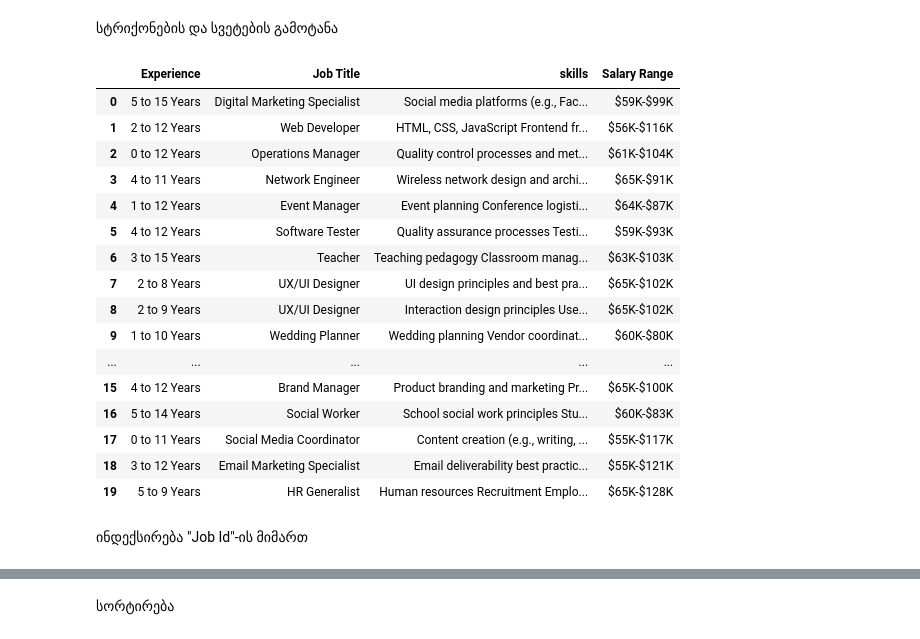
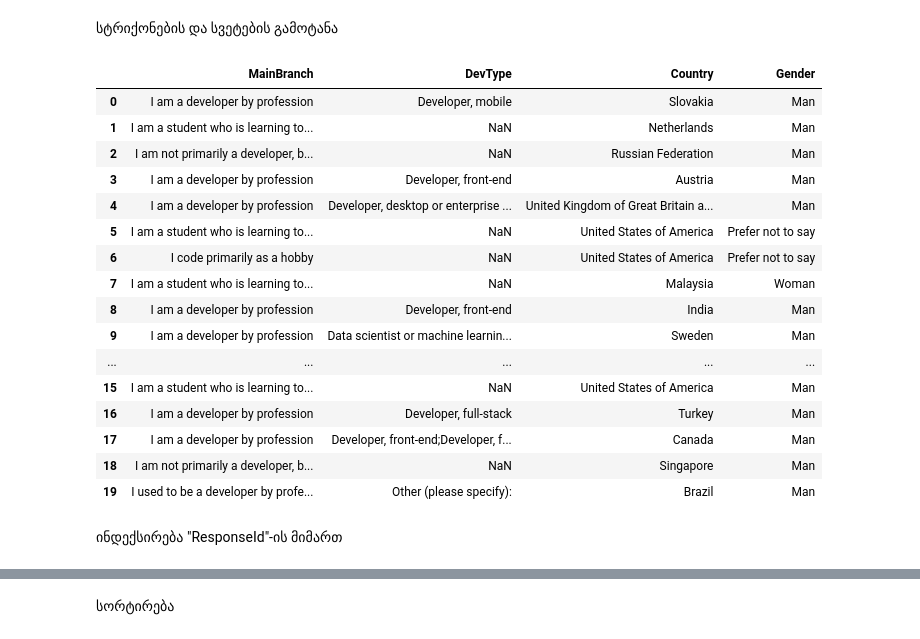
Before and after one commit to tporchkhidze/Quiz_1_job_descriptions, a Jupyter notebook: quiz1.ipynb, the cells around one changed output, grey strips where cells are left out. Cells and saved outputs as stored; diff of their text form; code cells hidden in the pictures.

```diff
--- a/quiz1.ipynb
+++ b/quiz1.ipynb
@@ -2,26 +2,26 @@
 სტრიქონების და სვეტების გამოტანა
 # %%
 import pandas as pd
-df = pd.read_csv('job_descriptions.csv')
-df[["Experience", "Job Title", "skills", "Salary Range"]].head(20)
+df = pd.read_csv('survey_results_public.csv')
+df[["MainBranch", "DevType", "Country", "Gender"]].head(20)
 # %% [output]
-|  | Experience | Job Title | skills | Salary Range |
-| 0 | 5 to 15 Years | Digital Marketing Specialist | Social media platforms (e.g., Fac... | $59K-$99K |
-| 1 | 2 to 12 Years | Web Developer | HTML, CSS, JavaScript Frontend fr... | $56K-$116K |
-| 2 | 0 to 12 Years | Operations Manager | Quality control processes and met... | $61K-$104K |
-| 3 | 4 to 11 Years | Network Engineer | Wireless network design and archi... | $65K-$91K |
-| 4 | 1 to 12 Years | Event Manager | Event planning Conference logisti... | $64K-$87K |
-| 5 | 4 to 12 Years | Software Tester | Quality assurance processes Testi... | $59K-$93K |
-| 6 | 3 to 15 Years | Teacher | Teaching pedagogy Classroom manag... | $63K-$103K |
-| 7 | 2 to 8 Years | UX/UI Designer | UI design principles and best pra... | $65K-$102K |
-| 8 | 2 to 9 Years | UX/UI Designer | Interaction design principles Use... | $65K-$102K |
-| 9 | 1 to 10 Years | Wedding Planner | Wedding planning Vendor coordinat... | $60K-$80K |
+|  | MainBranch | DevType | Country | Gender |
+| 0 | I am a developer by profession | Developer, mobile | Slovakia | Man |
+| 1 | I am a student who is learning to... | NaN | Netherlands | Man |
+| 2 | I am not primarily a developer, b... | NaN | Russian Federation | Man |
+| 3 | I am a developer by profession | Developer, front-end | Austria | Man |
+| 4 | I am a developer by profession | Developer, desktop or enterprise ... | United Kingdom of Great Britain a... | Man |
+| 5 | I am a student who is learning to... | NaN | United States of America | Prefer not to say |
+| 6 | I code primarily as a hobby | NaN | United States of America | Prefer not to say |
+| 7 | I am a student who is learning to... | NaN | Malaysia | Woman |
+| 8 | I am a developer by profession | Developer, front-end | India | Man |
+| 9 | I am a developer by profession | Data scientist or machine learnin... | Sweden | Man |
 | ... | ... | ... | ... | ... |
-| 15 | 4 to 12 Years | Brand Manager | Product branding and marketing Pr... | $65K-$100K |
-| 16 | 5 to 14 Years | Social Worker | School social work principles Stu... | $60K-$83K |
-| 17 | 0 to 11 Years | Social Media Coordinator | Content creation (e.g., writing, ... | $55K-$117K |
-| 18 | 3 to 12 Years | Email Marketing Specialist | Email deliverability best practic... | $55K-$121K |
-| 19 | 5 to 9 Years | HR Generalist | Human resources Recruitment Emplo... | $65K-$128K |
+| 15 | I am a student who is learning to... | NaN | United States of America | Man |
+| 16 | I am a developer by profession | Developer, full-stack | Turkey | Man |
+| 17 | I am a developer by profession | Developer, front-end;Developer, f... | Canada | Man |
+| 18 | I am not primarily a developer, b... | NaN | Singapore | Man |
+| 19 | I used to be a developer by profe... | Other (please specify): | Brazil | Man |
 # %% [markdown]
-ინდექსირება "Job Id"-ის მიმართ
+ინდექსირება "ResponseId"-ის მიმართ
 # %%
```
Also changed, not shown: parts of 12 cells of this notebook, 1 other file.
